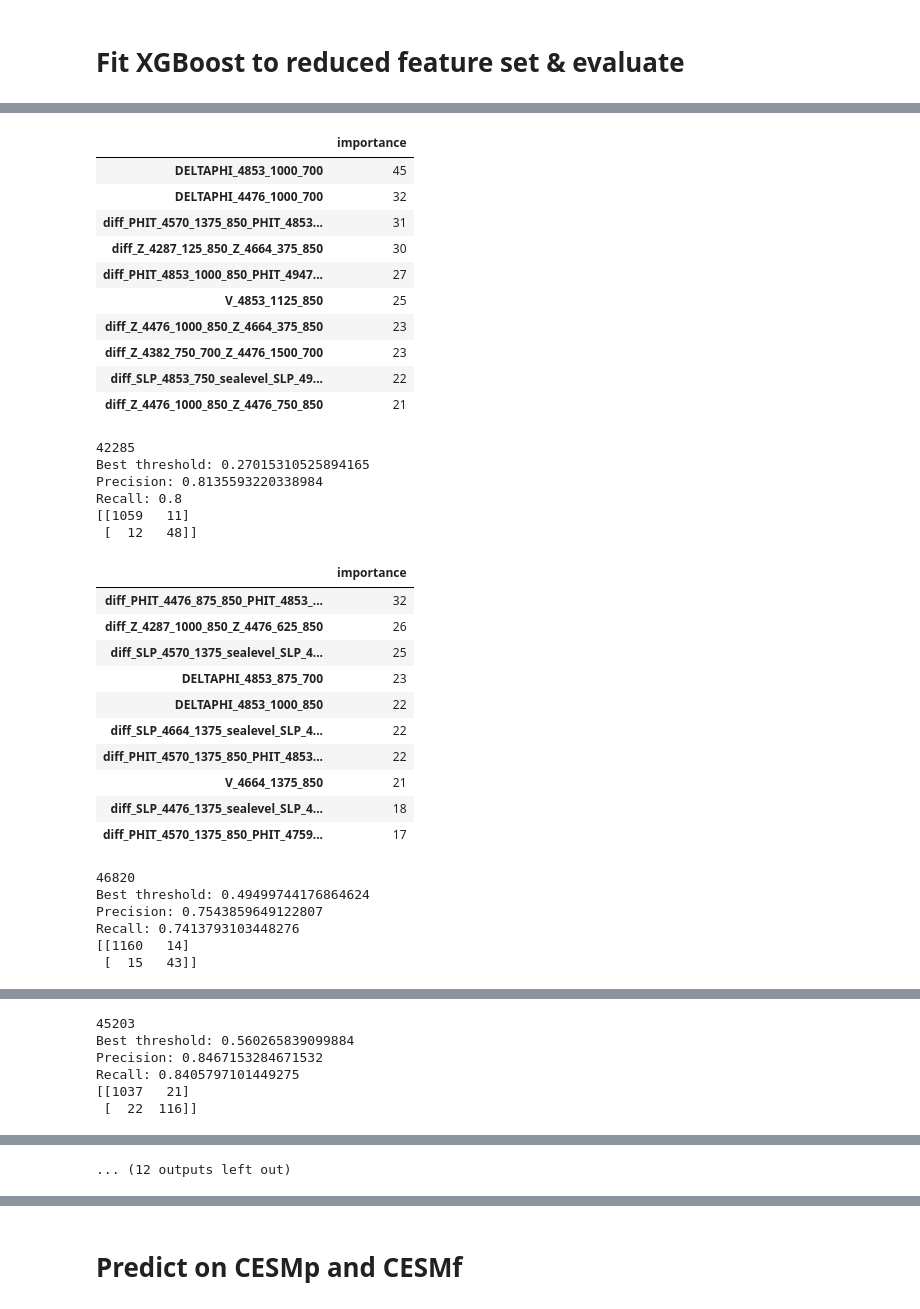
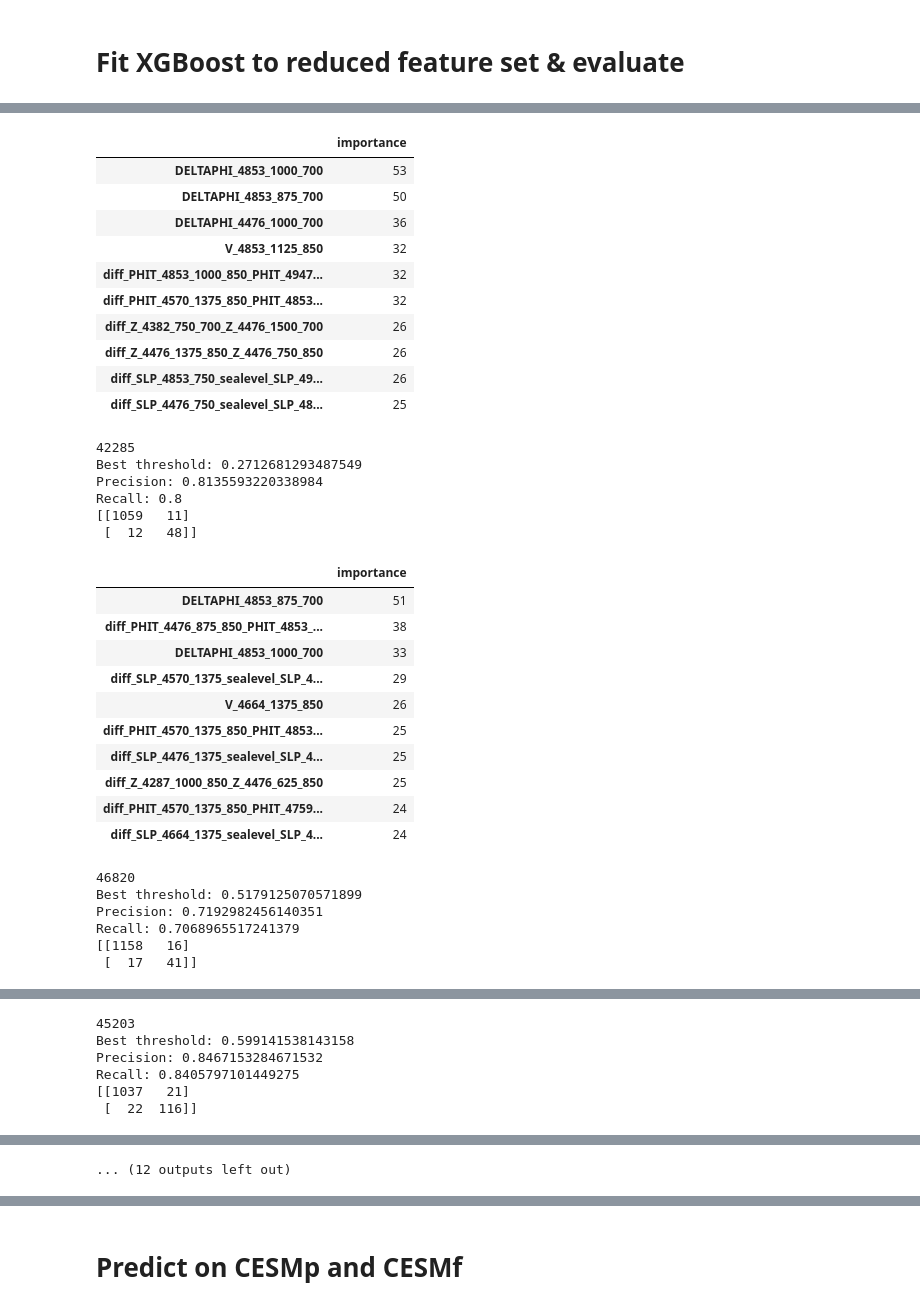
Before and after one commit to ch-mon/foehn-development, a Jupyter notebook: train_model_on_ERAI_and_predict_on_CESM.ipynb, the cells around one changed output, grey strips where cells are left out. Saved outputs shown, nothing was run; the diff lists cells and outputs as text; code cells hidden in the pictures.

```diff
--- a/train_model_on_ERAI_and_predict_on_CESM.ipynb
+++ b/train_model_on_ERAI_and_predict_on_CESM.ipynb
@@ -632,12 +632,24 @@ def custom_metric_for_month(estimator, X, y):
 # %%
 monthly_models = 1
 
-params = {'max_depth': 4, 'learning_rate': 0.1, "reg_alpha":10, "reg_lambda":10, "n_jobs": 30,"verbosity":0, "seed": 0}
+params = {'max_depth': 4, 'learning_rate': 0.1, "reg_alpha":10, "reg_lambda":10, "n_jobs": 30,"verbosity":1, "seed": 0}
 
 models_retrained_list, thresholds_list = [], []
 precision_scores, recall_scores, f1_scores= [], [], []
 
 most_important_features = set()
+
+
+# Train first on all data
+D_train = xgb.DMatrix(df_ERA_reduced_features_scaled.loc[train_mask, feature_names_reduced],
+                      label=df_ERA_reduced_features_scaled.loc[train_mask, "Foehn"])
+model_ges = xgb.Booster(params, [D_train])
+model_ges = xgb.train(params, dtrain = D_train, num_boost_round=20, xgb_model=model_ges)
+# for _ in range(50):
+#     pred = model.predict(D_train)
+#     g, h = custom_loss(pred, D_train, ERA_len=train_mask_month.sum(), CESM_len = month_mask_CESMp.sum())
+#     model.boost(D_train, g, h)
+print("Done Fitting on whole Dataset")
 
 for month in range(1,12+1):
     train_mask_month = train_mask & (df_ERA_reduced_features_scaled["date"].dt.month == month)
@@ -652,9 +664,9 @@ for month in range(1,12+1):
 
     D_train = xgb.DMatrix(df_ERA_CESMp[feature_names_reduced],
                          label=df_ERA_CESMp["Foehn"])
-    model = xgb.Booster(params, [D_train])
-
-    for _ in range(200):
+#     model = xgb.Booster(params, [D_train])
+    model = model_ges.copy()
+    for _ in range(150):
         pred = model.predict(D_train)
         g, h = custom_loss(pred, D_train, ERA_len=train_mask_month.sum(), CESM_len = month_mask_CESMp.sum())
         model.boost(D_train, g, h)
@@ -700,35 +713,35 @@ Recall: 0.6923076923076923
 |  | importance |
-| DELTAPHI_4853_1000_700 | 45 |
-| DELTAPHI_4476_1000_700 | 32 |
-| diff_PHIT_4570_1375_850_PHIT_4853... | 31 |
-| diff_Z_4287_125_850_Z_4664_375_850 | 30 |
-| diff_PHIT_4853_1000_850_PHIT_4947... | 27 |
-| V_4853_1125_850 | 25 |
-| diff_Z_4476_1000_850_Z_4664_375_850 | 23 |
-| diff_Z_4382_750_700_Z_4476_1500_700 | 23 |
-| diff_SLP_4853_750_sealevel_SLP_49... | 22 |
-| diff_Z_4476_1000_850_Z_4476_750_850 | 21 |
+| DELTAPHI_4853_1000_700 | 53 |
+| DELTAPHI_4853_875_700 | 50 |
+| DELTAPHI_4476_1000_700 | 36 |
+| V_4853_1125_850 | 32 |
+| diff_PHIT_4853_1000_850_PHIT_4947... | 32 |
+| diff_PHIT_4570_1375_850_PHIT_4853... | 32 |
+| diff_Z_4382_750_700_Z_4476_1500_700 | 26 |
+| diff_Z_4476_1375_850_Z_4476_750_850 | 26 |
+| diff_SLP_4853_750_sealevel_SLP_49... | 26 |
+| diff_SLP_4476_750_sealevel_SLP_48... | 25 |
 42285
-Best threshold: 0.27015310525894165
+Best threshold: 0.2712681293487549
 Precision: 0.8135593220338984
 Recall: 0.8
 [[1059   11]
  [  12   48]]
 |  | importance |
-| diff_PHIT_4476_875_850_PHIT_4853_... | 32 |
-| diff_Z_4287_1000_850_Z_4476_625_850 | 26 |
-| diff_SLP_4570_1375_sealevel_SLP_4... | 25 |
-| DELTAPHI_4853_875_700 | 23 |
-| DELTAPHI_4853_1000_850 | 22 |
-| diff_SLP_4664_1375_sealevel_SLP_4... | 22 |
-| diff_PHIT_4570_1375_850_PHIT_4853... | 22 |
-| V_4664_1375_850 | 21 |
-| diff_SLP_4476_1375_sealevel_SLP_4... | 18 |
-| diff_PHIT_4570_1375_850_PHIT_4759... | 17 |
+| DELTAPHI_4853_875_700 | 51 |
+| diff_PHIT_4476_875_850_PHIT_4853_... | 38 |
+| DELTAPHI_4853_1000_700 | 33 |
+| diff_SLP_4570_1375_sealevel_SLP_4... | 29 |
+| V_4664_1375_850 | 26 |
+| diff_PHIT_4570_1375_850_PHIT_4853... | 25 |
+| diff_SLP_4476_1375_sealevel_SLP_4... | 25 |
+| diff_Z_4287_1000_850_Z_4476_625_850 | 25 |
+| diff_PHIT_4570_1375_850_PHIT_4759... | 24 |
+| diff_SLP_4664_1375_sealevel_SLP_4... | 24 |
 46820
-Best threshold: 0.49499744176864624
-Precision: 0.7543859649122807
-Recall: 0.7413793103448276
-[[1160   14]
- [  15   43]]
+Best threshold: 0.5179125070571899
+Precision: 0.7192982456140351
+Recall: 0.7068965517241379
+[[1158   16]
+ [  17   41]]
 |  | importance |
@@ -745,5 +758,5 @@ Recall: 0.7413793103448276
 45203
-Best threshold: 0.560265839099884
+Best threshold: 0.599141538143158
 Precision: 0.8467153284671532
 Recall: 0.8405797101449275
 [[1037   21]
```
Also changed, not shown: parts of 6 cells of this notebook.
